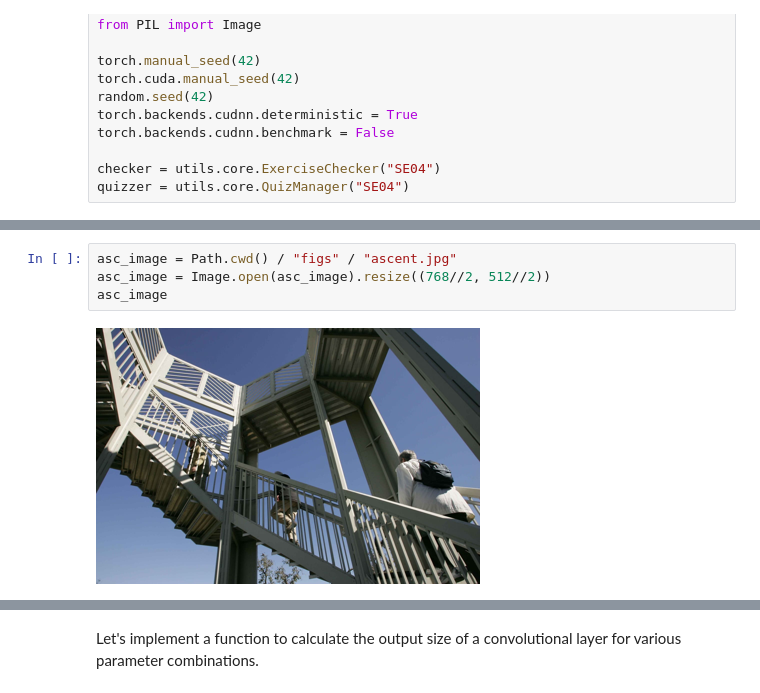
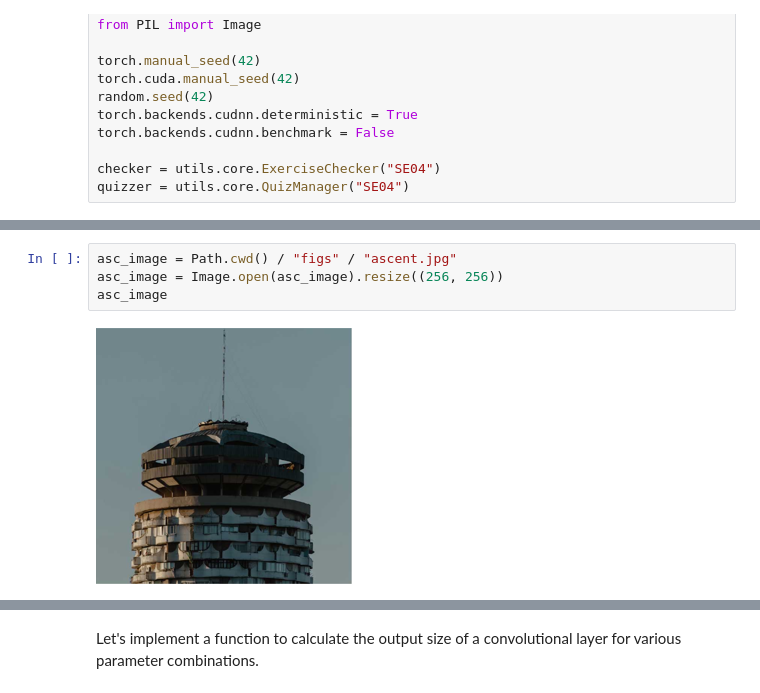
Before and after one commit to santiago2588/deep_learning_training, a Jupyter notebook: SE04_CA_Convolutional_Neural_Networks.ipynb, the cells around one changed output, grey strips where cells are left out. Cells and saved outputs as stored; diff of their text form.

Commit message:
Update ascent.jpg image file with new version

```diff
--- a/SE04_CA_Convolutional_Neural_Networks.ipynb
+++ b/SE04_CA_Convolutional_Neural_Networks.ipynb
@@ -92,10 +87,10 @@ This process creates what's called a feature map, which highlights specific patt
 Let's first load an example image to work with:
 # %%
 asc_image = Path.cwd() / "figs" / "ascent.jpg"
-asc_image = Image.open(asc_image).resize((768//2, 512//2))
+asc_image = Image.open(asc_image).resize((256, 256))
 asc_image
 # %% [output]
-[figure, old version]
+[figure, new version]
 # %% [markdown]
 # 2.2 Key Parameters in Convolution
 ***
```
Also changed, not shown: parts of 28 cells of this notebook, 1 other file.
